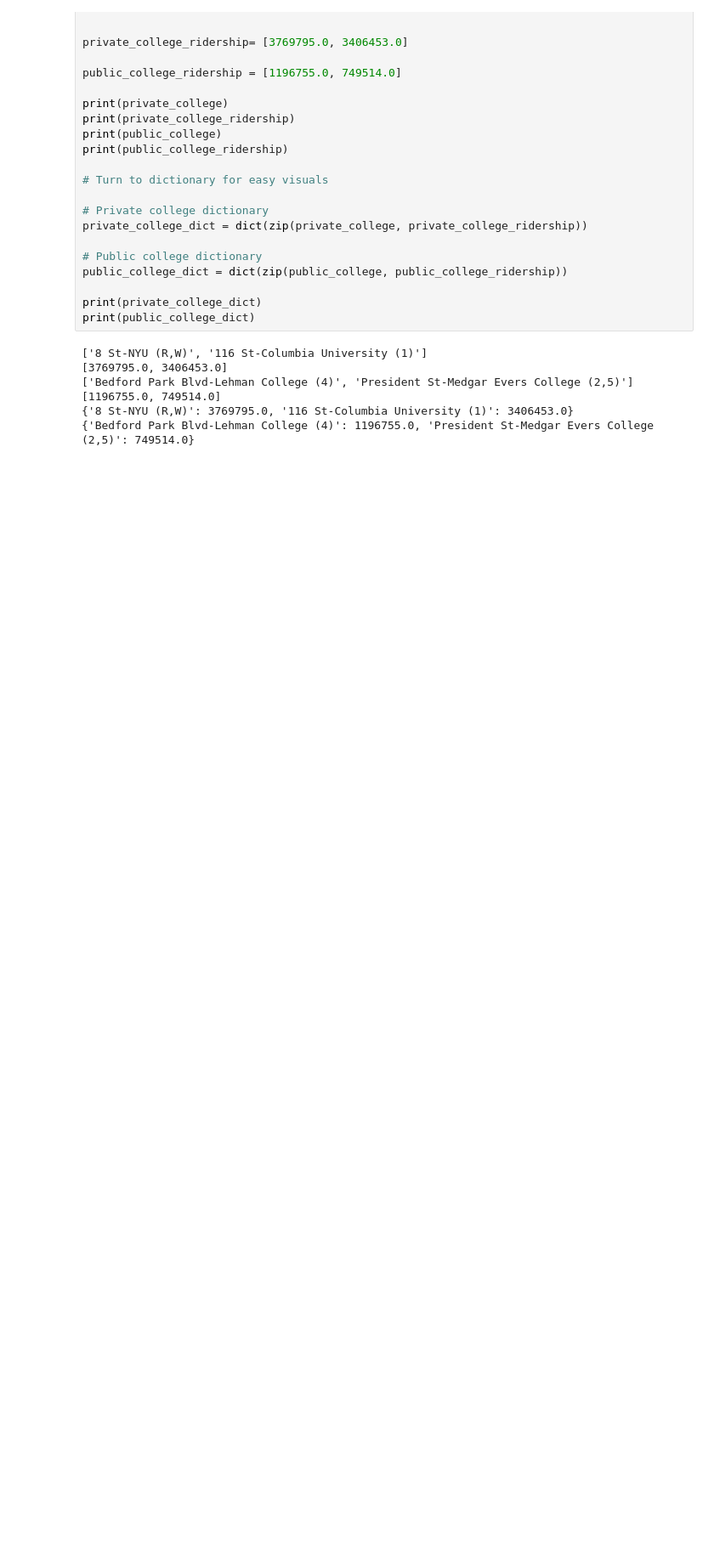
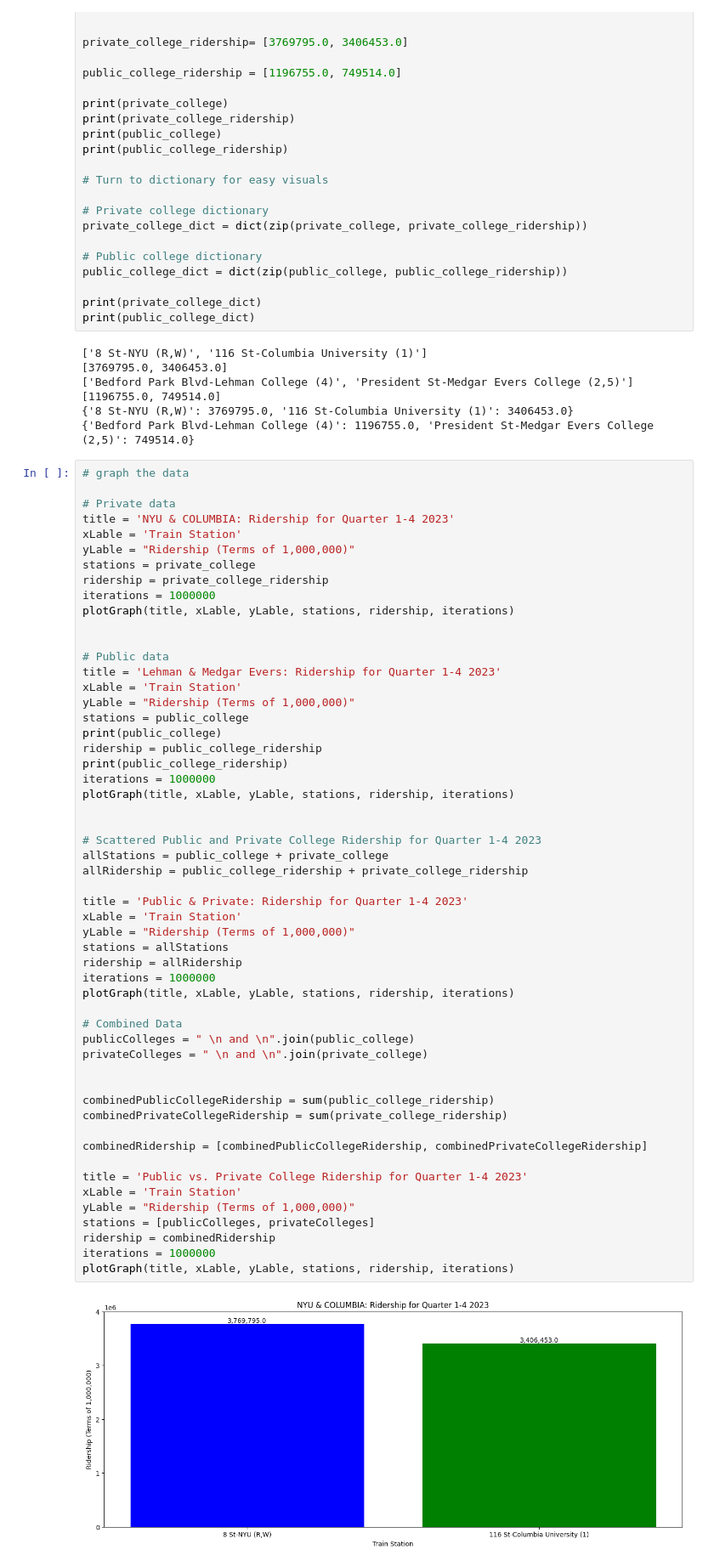
Before and after one commit to Sudiptto/TrainData, a Jupyter notebook: analysis/rates.ipynb, the cells around one changed output. Shown at 85% size. Cells and saved outputs as stored; diff of their text form; blank space fills up the shorter version.

```diff
--- a/analysis/rates.ipynb
+++ b/analysis/rates.ipynb
@@ -200,3 +195,59 @@ print(public_college_dict)
 [1196755.0, 749514.0]
 {'8 St-NYU (R,W)': 3769795.0, '116 St-Columbia University (1)': 3406453.0}
 {'Bedford Park Blvd-Lehman College (4)': 1196755.0, 'President St-Medgar Evers College (2,5)': 749514.0}
+# %%
+# graph the data
+
+# Private data
+title = 'NYU & COLUMBIA: Ridership for Quarter 1-4 2023'
+xLable = 'Train Station'
+yLable = "Ridership (Terms of 1,000,000)"
+stations = private_college
+ridership = private_college_ridership
+iterations = 1000000
+plotGraph(title, xLable, yLable, stations, ridership, iterations)
+
+
+# Public data
+title = 'Lehman & Medgar Evers: Ridership for Quarter 1-4 2023'
+xLable = 'Train Station'
+yLable = "Ridership (Terms of 1,000,000)"
+stations = public_college
+print(public_college)
+ridership = public_college_ridership
+print(public_college_ridership)
+iterations = 1000000
+plotGraph(title, xLable, yLable, stations, ridership, iterations)
+
+
+# Scattered Public and Private College Ridership for Quarter 1-4 2023
+allStations = public_college + private_college
+allRidership = public_college_ridership + private_college_ridership
+
+title = 'Public & Private: Ridership for Quarter 1-4 2023'
+xLable = 'Train Station'
+yLable = "Ridership (Terms of 1,000,000)"
+stations = allStations
+ridership = allRidership
+iterations = 1000000
+plotGraph(title, xLable, yLable, stations, ridership, iterations)
+
+# Combined Data
+publicColleges = " \n and \n".join(public_college)
+privateColleges = " \n and \n".join(private_college)
+
+
+combinedPublicCollegeRidership = sum(public_college_ridership)
+combinedPrivateCollegeRidership = sum(private_college_ridership)
+
+combinedRidership = [combinedPublicCollegeRidership, combinedPrivateCollegeRidership]
+
+title = 'Public vs. Private College Ridership for Quarter 1-4 2023'
+xLable = 'Train Station'
+yLable = "Ridership (Terms of 1,000,000)"
+stations = [publicColleges, privateColleges]
+ridership = combinedRidership
+iterations = 1000000
+plotGraph(title, xLable, yLable, stations, ridership, iterations)
+# %% [output]
+[figure, added]
```
Also changed, not shown: parts of 3 cells of this notebook.
